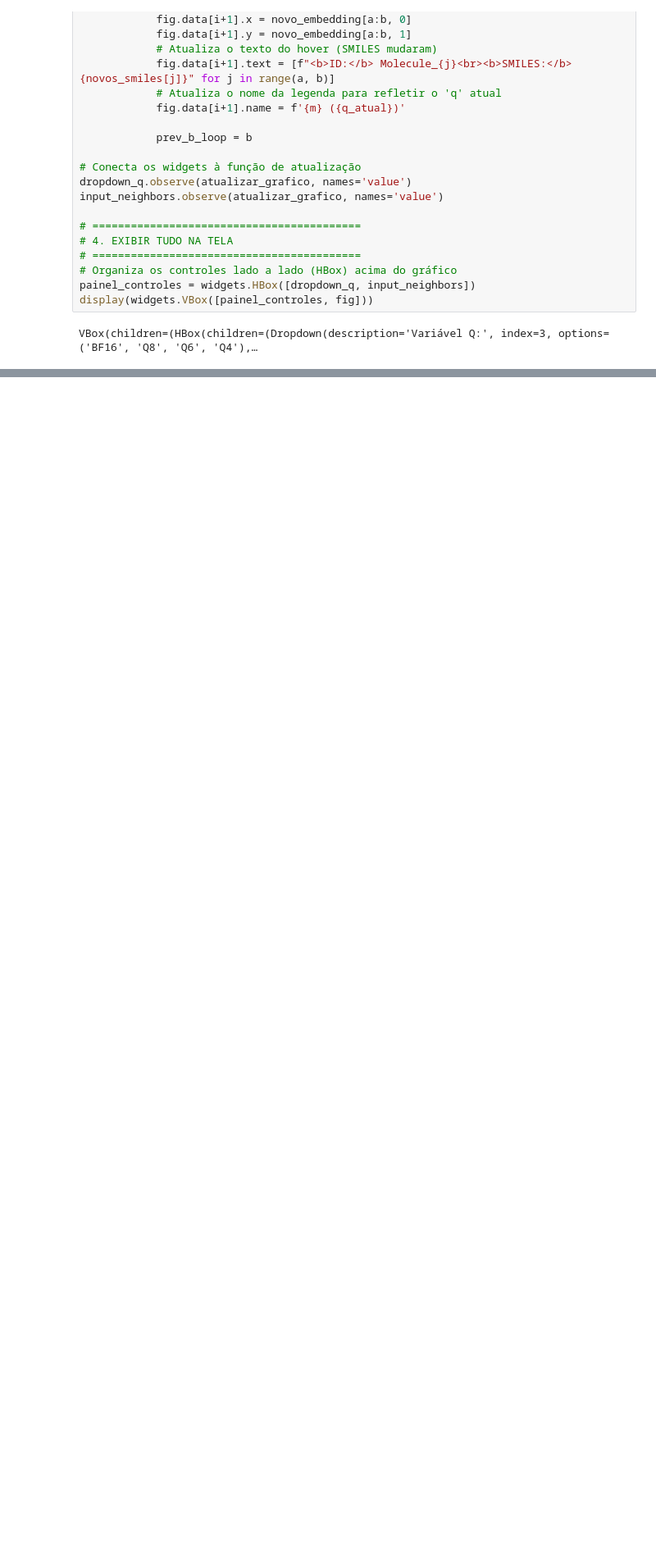
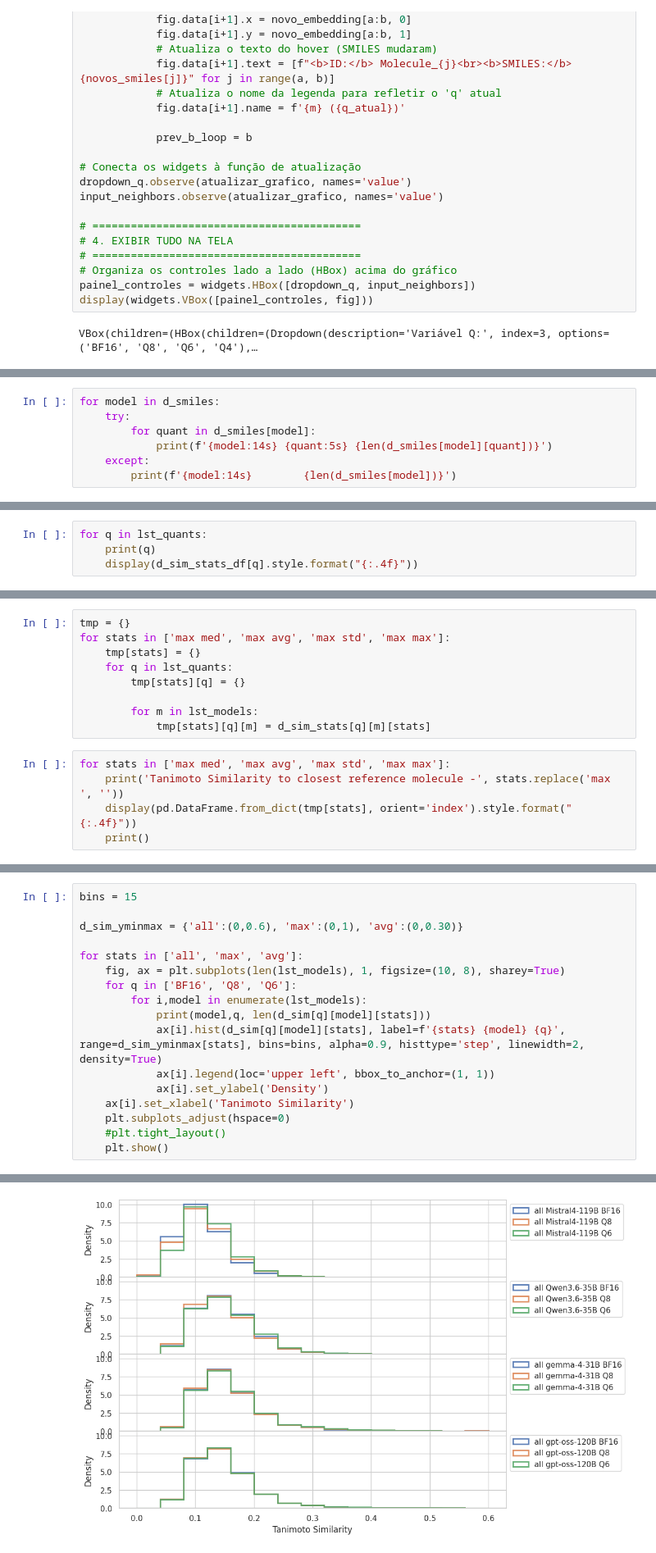
Before and after one commit to cnpem/quantization_LLM_smiles, a Jupyter notebook: src/analise_task2.ipynb, the cells around one changed output, grey strips where cells are left out. Shown at 82% size. Cells and saved outputs as stored; diff of their text form; blank space fills up the shorter version.

```diff
--- a/src/analise_task2.ipynb
+++ b/src/analise_task2.ipynb
@@ -952,0 +928,7 @@ gpt-oss-120B Q4 325
+# %%
+for model in d_smiles:
+    try:
+        for quant in d_smiles[model]:
+            print(f'{model:14s} {quant:5s} {len(d_smiles[model][quant])}')
+    except:
+        print(f'{model:14s}        {len(d_smiles[model])}')
@@ -952,0 +971,4 @@ gpt-oss-120B Q4 325
+# %%
+for q in lst_quants:
+    print(q)
+    display(d_sim_stats_df[q].style.format("{:.4f}"))
@@ -952,0 +1000,14 @@ gpt-oss-120B Q4 325
+# %%
+tmp = {}
+for stats in ['max med', 'max avg', 'max std', 'max max']:
+    tmp[stats] = {}
+    for q in lst_quants:
+        tmp[stats][q] = {}
+
+        for m in lst_models:
+            tmp[stats][q][m] = d_sim_stats[q][m][stats]
+# %%
+for stats in ['max med', 'max avg', 'max std', 'max max']:
+    print('Tanimoto Similarity to closest reference molecule -', stats.replace('max ', ''))
+    display(pd.DataFrame.from_dict(tmp[stats], orient='index').style.format("{:.4f}"))
+    print()
@@ -952,0 +1039,18 @@ gpt-oss-120B Q4 325
+# %%
+bins = 15
+
+d_sim_yminmax = {'all':(0,0.6), 'max':(0,1), 'avg':(0,0.30)}
+
+for stats in ['all', 'max', 'avg']:
+    fig, ax = plt.subplots(len(lst_models), 1, figsize=(10, 8), sharey=True)
+    for q in ['BF16', 'Q8', 'Q6']:
+        for i,model in enumerate(lst_models):
+            print(model,q, len(d_sim[q][model][stats]))
+            ax[i].hist(d_sim[q][model][stats], label=f'{stats} {model} {q}', range=d_sim_yminmax[stats], bins=bins, alpha=0.9, histtype='step', linewidth=2, density=True)
+            ax[i].legend(loc='upper left', bbox_to_anchor=(1, 1))
+            ax[i].set_ylabel('Density')
+    ax[i].set_xlabel('Tanimoto Similarity')
+    plt.subplots_adjust(hspace=0)
+    #plt.tight_layout()
+    plt.show()
+# %% [output]
@@ -952,0 +1069 @@ gpt-oss-120B Q4 325
+[figure, added]
```
Also changed, not shown: parts of 31 cells of this notebook, 1 other file.
